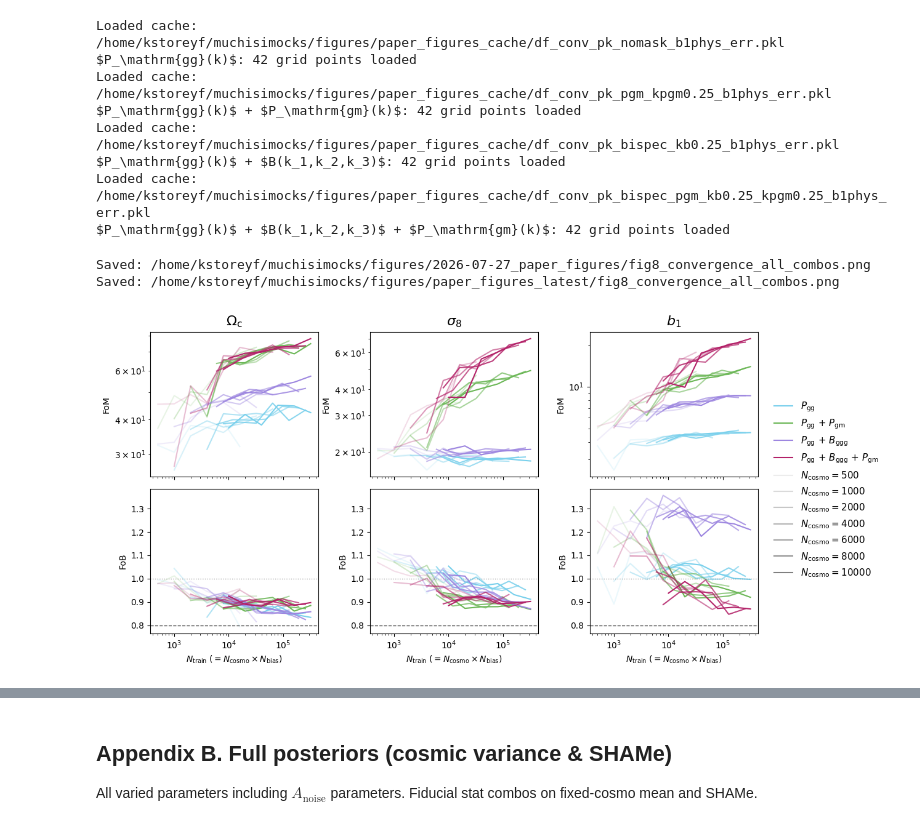
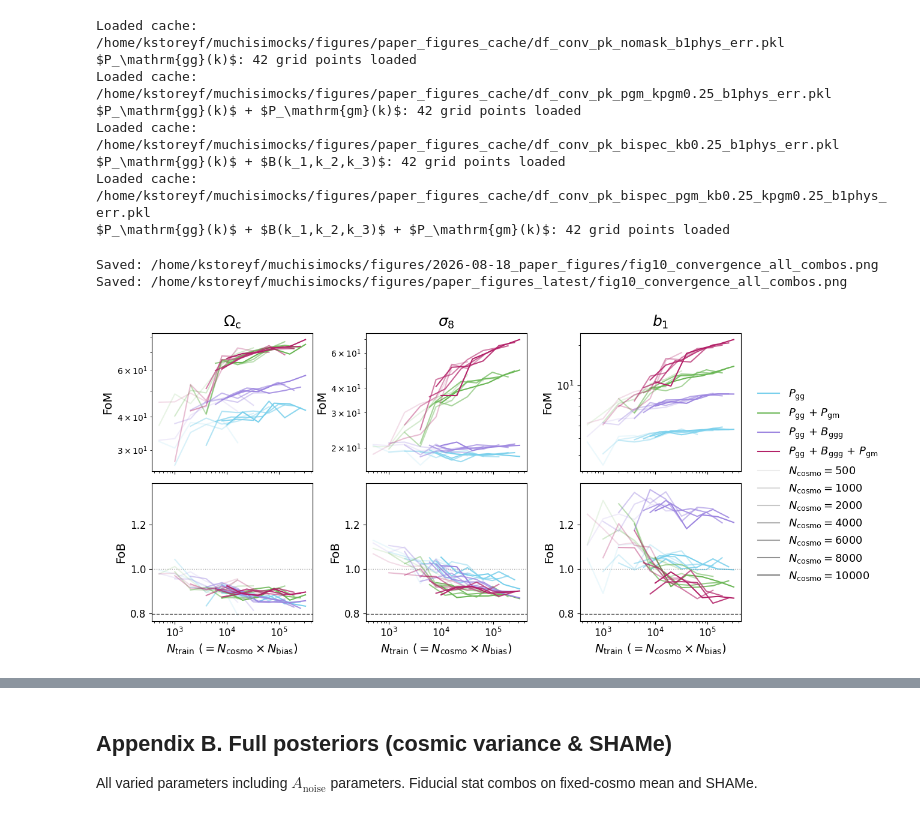
Before and after one commit to kstoreyf/muchisimocks, a Jupyter notebook: notebooks/2026-06-11_paper_figures.ipynb, the cells around one changed output, grey strips where cells are left out. Drawn from its saved outputs; the diff is of its cells as text; code cells hidden in the pictures.

```diff
--- a/notebooks/2026-06-11_paper_figures.ipynb
+++ b/notebooks/2026-06-11_paper_figures.ipynb
@@ -63,7 +63,10 @@ STAT_LABELS_SHORT = {
 
 
 def get_stat_label_short(statistics):
-    return " + ".join(STAT_LABELS_SHORT[s] for s in statistics)
+    # Display order: Pgg, Pgm, Bggg (independent of tag / file-name order).
+    order = {"pk": 0, "pgm": 1, "bispec": 2}
+    stats = sorted(statistics, key=lambda s: order.get(s, 99))
+    return " + ".join(STAT_LABELS_SHORT[s] for s in stats)
 
 TAG_PARAMS_TEST_FIXED = "_shame_p0_n1000"
 TAG_BIASPARAMS_TEST_FIXED = "_biasshame_noisebest_p0_n1"
@@ -288,18 +291,21 @@ def plot_fiducial_contours(
 def stats_summary(arr):
     return (
         np.nanmedian(arr, axis=0),
-        np.nanpercentile(arr, 5, axis=0),
+        np.nanpercentile(arr, 1, axis=0),
         np.nanpercentile(arr, 16, axis=0),
         np.nanpercentile(arr, 84, axis=0),
-        np.nanpercentile(arr, 95, axis=0),
+        np.nanpercentile(arr, 99, axis=0),
     )
 
 
-def plot_stat_band(ax, x, median, p5, p16, p84, p95, color):
+def plot_stat_band(ax, x, median, p1, p16, p84, p99, color, *, with_labels=True):
     # Median first for legend order; zorder keeps the line above the bands.
-    ax.plot(x, median, color=color, label="median", zorder=3)
-    ax.fill_between(x, p16, p84, color=color, alpha=0.35, label="16-84%", zorder=2)
-    ax.fill_between(x, p5, p95, color=color, alpha=0.18, label="5-95%", zorder=1)
+    lab_med = "training set median" if with_labels else None
+    lab_1684 = "16–84%" if with_labels else None
+    lab_199 = "1–99%" if with_labels else None
+    ax.plot(x, median, color=color, label=lab_med, zorder=3)
+    ax.fill_between(x, p16, p84, color=color, alpha=0.35, label=lab_1684, zorder=2)
+    ax.fill_between(x, p1, p99, color=color, alpha=0.18, label=lab_199, zorder=1)
 
 
 def filter_finite_coverage_rows(theta_true_arr, theta_pred_arr, covs_pred_arr):
@@ -1173,8 +2018,8 @@ def plot_conv_all_combos_nsims(df_all, *, save_name=None):
         for full_label, color in zip(full_labels, COLORS_FID):
             sub = df_all[df_all["stat_combo"] == full_label]
             _draw_nsims_curves(ax, sub, f"fom_{key}", color, n_cosmo_values=n_cosmo_values)
-        ax.set_title(FOB_LABELS[key], fontsize=16, fontweight="bold", pad=8)
-        ax.set_ylabel("FoM")
+        ax.set_title(FOB_LABELS[key], fontsize=18, fontweight="bold", pad=8)
+        ax.set_ylabel("FoM", fontsize=14)
         ax.set_yscale("log")
         ax.set_xscale("log")
     for ax, key in zip(axes[1], FOB_KEYS):
@@ -1183,7 +2028,7 @@ def plot_conv_all_combos_nsims(df_all, *, save_name=None):
             _draw_nsims_curves(ax, sub, f"fob_{key}", color, n_cosmo_values=n_cosmo_values)
         ax.axhline(gauss_ref, color="k", ls="--", lw=1, alpha=0.7)
         ax.axhline(lim1, color="gray", ls=":", lw=1, alpha=0.7)
-        ax.set_ylabel("FoB")
+        ax.set_ylabel("FoB", fontsize=14)
         ax.set_xscale("log")
     fob_vals = []
     for key in FOB_KEYS:
@@ -1197,7 +2042,9 @@ def plot_conv_all_combos_nsims(df_all, *, save_name=None):
         for ax in axes[1]:
             ax.set_ylim(fob_ylim)
     for ax in axes[1]:
-        ax.set_xlabel(XLABEL_NSIMS)
+        ax.set_xlabel(XLABEL_NSIMS, fontsize=14)
+    for ax in axes.ravel():
+        ax.tick_params(labelsize=12)
     stat_handles = [
         plt.Line2D([0], [0], color=c, ls="-", lw=1.5)
         for c in COLORS_FID
@@ -1206,7 +2053,7 @@ def plot_conv_all_combos_nsims(df_all, *, save_name=None):
     _conv_legend_outside(
         fig, stat_handles=stat_handles, stat_labels=short_labels,
         n_cosmo_values=n_cosmo_values,
-        fontsize=11, bbox_to_anchor=(0.91, 0.5), right=0.90,
+        fontsize=13, bbox_to_anchor=(0.91, 0.5), right=0.90,
     )
     if save_name is not None:
         save_figure(fig, save_name)
@@ -1319,8 +2166,8 @@ $P_\mathrm{gg}(k)$ + $B(k_1,k_2,k_3)$: 42 grid points loaded
 Loaded cache: /home/kstoreyf/muchisimocks/figures/paper_figures_cache/df_conv_pk_bispec_pgm_kb0.25_kpgm0.25_b1phys_err.pkl
 $P_\mathrm{gg}(k)$ + $B(k_1,k_2,k_3)$ + $P_\mathrm{gm}(k)$: 42 grid points loaded
 # %%
-plot_conv_all_combos_nsims(df_conv_all, save_name="fig8_convergence_all_combos")
+plot_conv_all_combos_nsims(df_conv_all, save_name="fig10_convergence_all_combos")
 # %% [output]
-Saved: /home/kstoreyf/muchisimocks/figures/2026-07-27_paper_figures/fig8_convergence_all_combos.png
-Saved: /home/kstoreyf/muchisimocks/figures/paper_figures_latest/fig8_convergence_all_combos.png
+Saved: /home/kstoreyf/muchisimocks/figures/2026-08-18_paper_figures/fig10_convergence_all_combos.png
+Saved: /home/kstoreyf/muchisimocks/figures/paper_figures_latest/fig10_convergence_all_combos.png
-[figure, old version]
+[figure, new version]
```
Also changed, not shown: parts of 31 cells of this notebook, 10 other files.
